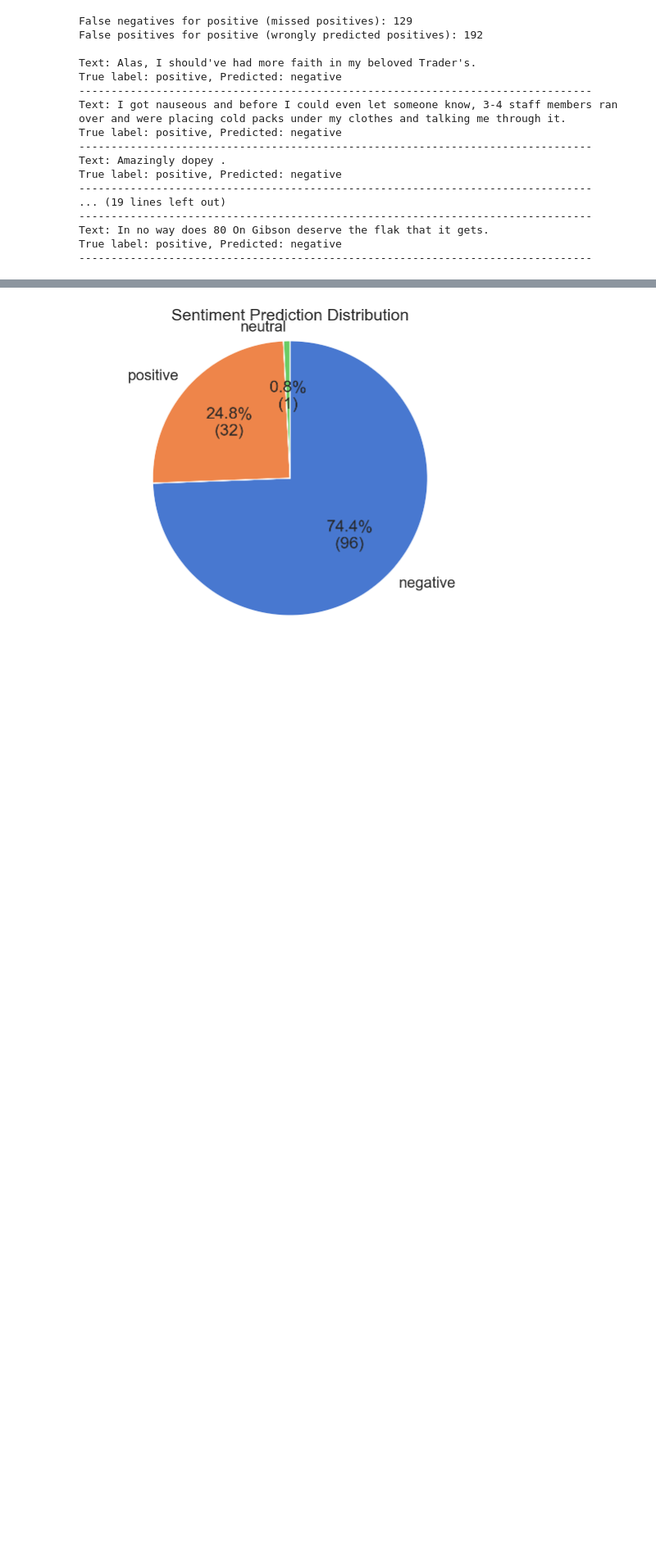
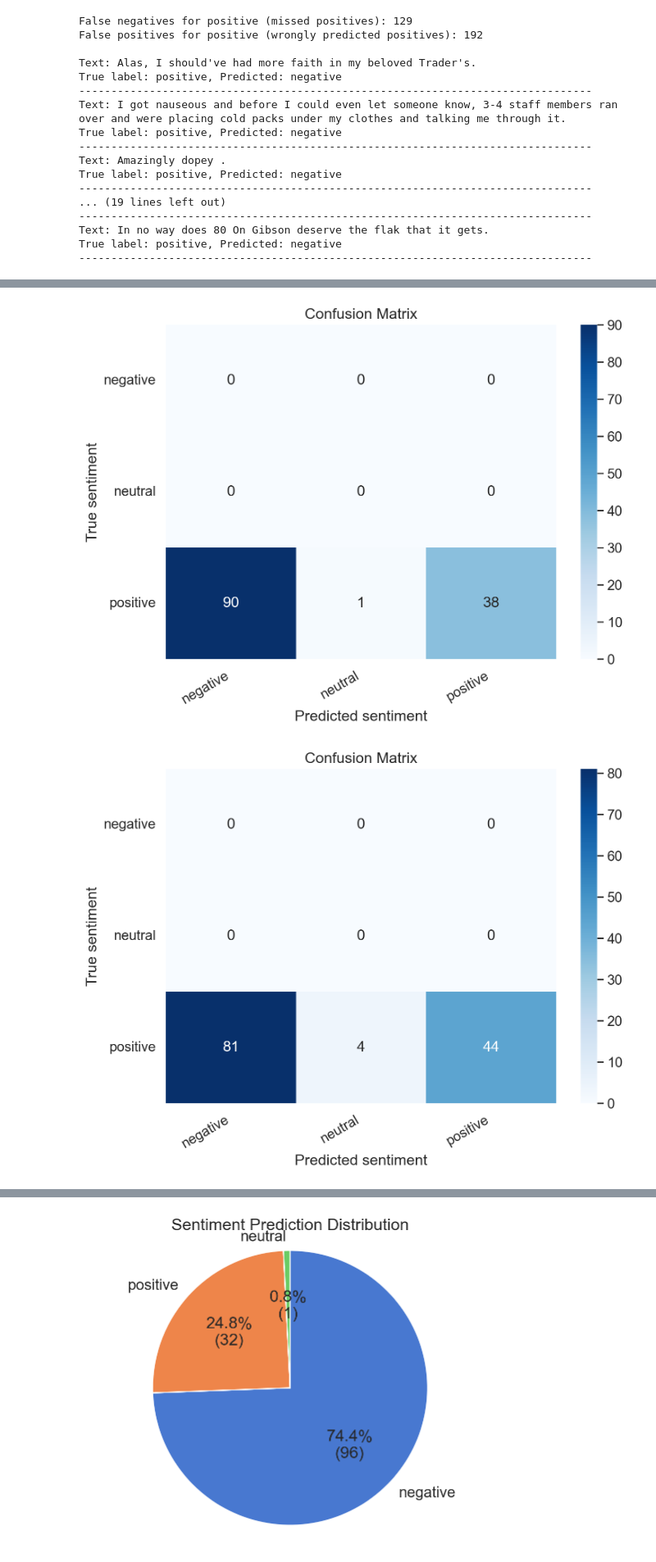
Before and after one commit to Thosam1/SentimentClassification, a Jupyter notebook: notebooks/inference_time_augmentation.ipynb, the cells around one changed output, grey strips where cells are left out. Shown at 82% size. Drawn from its saved outputs; the diff is of its cells as text; code cells hidden in the pictures; blank space fills up the shorter version.

```diff
--- a/notebooks/inference_time_augmentation.ipynb
+++ b/notebooks/inference_time_augmentation.ipynb
@@ -349,18 +196,15 @@ plot_confusion_matrix(y_test, y_pred, class_names)
 # %%
-neg_label = 0  # assuming 'negative' is label 0
-pos_label = 2  # assuming 'positive' is label 2
-
 # False negatives for positive = positives predicted as negative
-false_negatives_pos = [i for i, (true, pred) in enumerate(zip(y_test, y_pred)) if true == pos_label and pred == neg_label]
+pos_neg = [i for i, (true, pred) in enumerate(zip(y_test, y_pred)) if true == LABEL_MAPPING_STRING_TO_NUMBER["positive"] and pred == LABEL_MAPPING_STRING_TO_NUMBER["negative"]]
 
 # False positives for positive = negatives predicted as positive
-false_positives_pos = [i for i, (true, pred) in enumerate(zip(y_test, y_pred)) if true == neg_label and pred == pos_label]
+neg_pos = [i for i, (true, pred) in enumerate(zip(y_test, y_pred)) if true == LABEL_MAPPING_STRING_TO_NUMBER["negative"] and pred == LABEL_MAPPING_STRING_TO_NUMBER["positive"]]
 
-print("False negatives for positive (missed positives):", len(false_negatives_pos))
-print("False positives for positive (wrongly predicted positives):", len(false_positives_pos))
+print("False negatives for positive (missed positives):", len(pos_neg))
+print("False positives for positive (wrongly predicted positives):", len(neg_pos))
 print()
 
-for i in false_negatives_pos[:10]:
+for i in pos_neg[:10]:
     print(f"Text: {test_df.iloc[i]['text']}")
     print(f"True label: {class_names[y_test[i]]}, Predicted: {class_names[y_pred[i]]}")
     print("-"*80)
@@ -531,0 +325,17 @@ final_preds = [0,
+# %%
+final_preds_majority = predict_with_ensemble(
+    preds_list=[y_pred_0, y_pred_1, y_pred_2],
+    strategy="majority"
+)
+
+final_preds_softmax_avg = predict_with_ensemble(
+    preds_list=[y_pred_0, y_pred_1, y_pred_2],
+    probs_list=[y_pred_probs_0, y_pred_probs_1, y_pred_probs_2],
+    strategy="softmax_avg"
+)
+# %%
+plot_confusion_matrix(y_test_0, final_preds_majority, class_names)
+plot_confusion_matrix(y_test_0, final_preds_softmax_avg, class_names)
+# %% [output]
+[figure, added]
+[figure, added]
```
Also changed, not shown: parts of 47 cells of this notebook, 16 other files.
